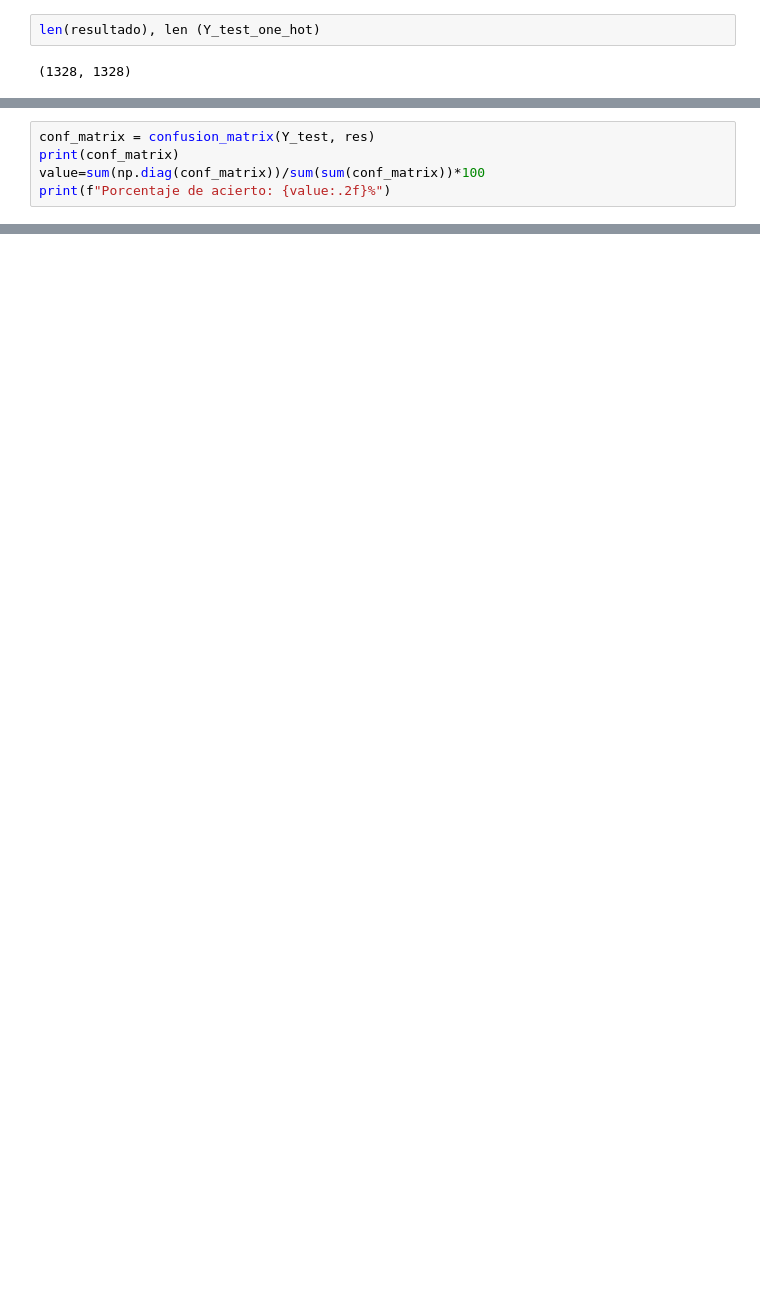
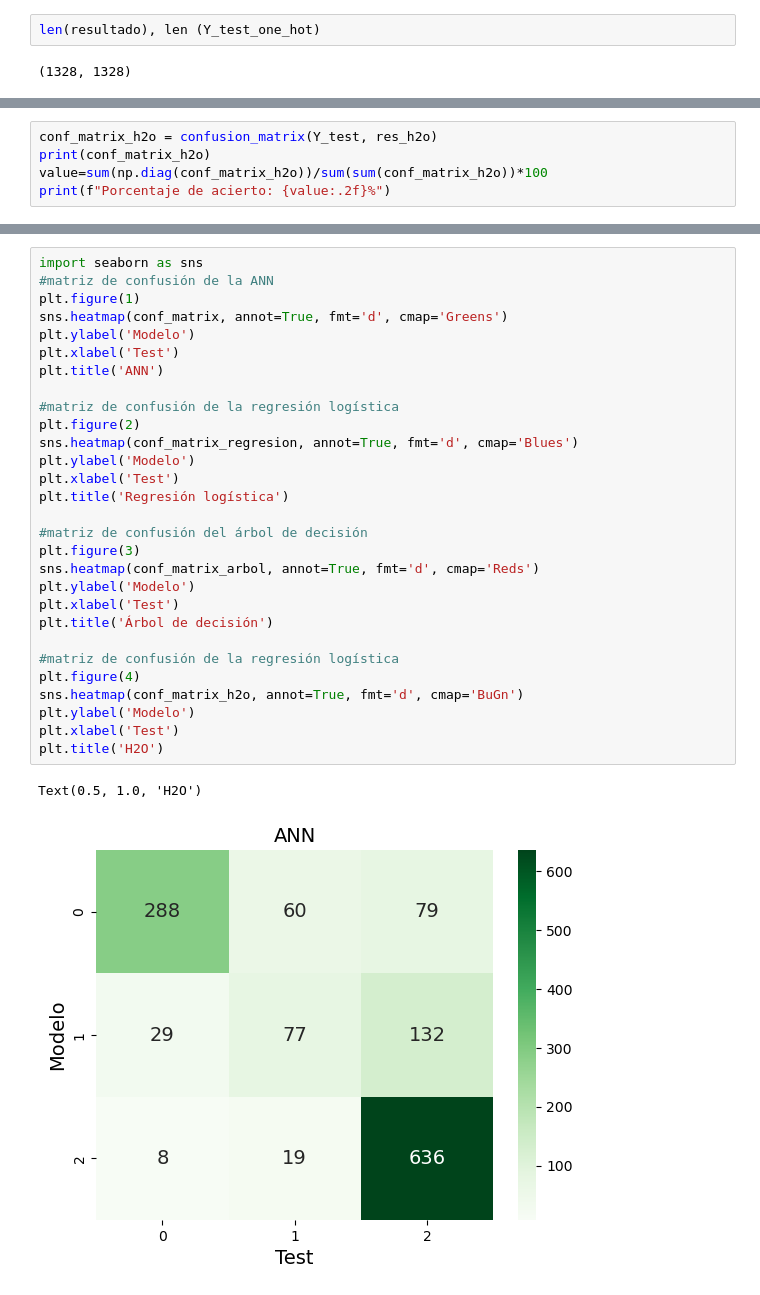
Before and after one commit to Knitrot/Sue-o, a Jupyter notebook: sueño.ipynb, the cells around one changed output, grey strips where cells are left out. Cells and saved outputs as stored; diff of their text form; blank space fills up the shorter version.

```diff
--- a/sueño.ipynb
+++ b/sueño.ipynb
@@ -1292,6 +1303,6 @@ Media   0.727496  0.715516  0.708870
 # %%
-conf_matrix = confusion_matrix(Y_test, res)
-print(conf_matrix)
-value=sum(np.diag(conf_matrix))/sum(sum(conf_matrix))*100
+conf_matrix_h2o = confusion_matrix(Y_test, res_h2o)
+print(conf_matrix_h2o)
+value=sum(np.diag(conf_matrix_h2o))/sum(sum(conf_matrix_h2o))*100
 print(f"Porcentaje de acierto: {value:.2f}%")
 # %% [output]
@@ -1301,0 +1327,32 @@ Porcentaje de acierto: 75.00%
+# %%
+import seaborn as sns
+#matriz de confusión de la ANN
+plt.figure(1)
+sns.heatmap(conf_matrix, annot=True, fmt='d', cmap='Greens')
+plt.ylabel('Modelo')
+plt.xlabel('Test')
+plt.title('ANN')
+
+#matriz de confusión de la regresión logística
+plt.figure(2)
+sns.heatmap(conf_matrix_regresion, annot=True, fmt='d', cmap='Blues')
+plt.ylabel('Modelo')
+plt.xlabel('Test')
+plt.title('Regresión logística')
+
+#matriz de confusión del árbol de decisión
+plt.figure(3)
+sns.heatmap(conf_matrix_arbol, annot=True, fmt='d', cmap='Reds')
+plt.ylabel('Modelo')
+plt.xlabel('Test')
+plt.title('Árbol de decisión')
+
+#matriz de confusión de la regresión logística
+plt.figure(4)
+sns.heatmap(conf_matrix_h2o, annot=True, fmt='d', cmap='BuGn')
+plt.ylabel('Modelo')
+plt.xlabel('Test')
+plt.title('H2O')
+# %% [output]
+Text(0.5, 1.0, 'H2O')
+[figure, added]
```
Also changed, not shown: parts of 18 cells of this notebook.
